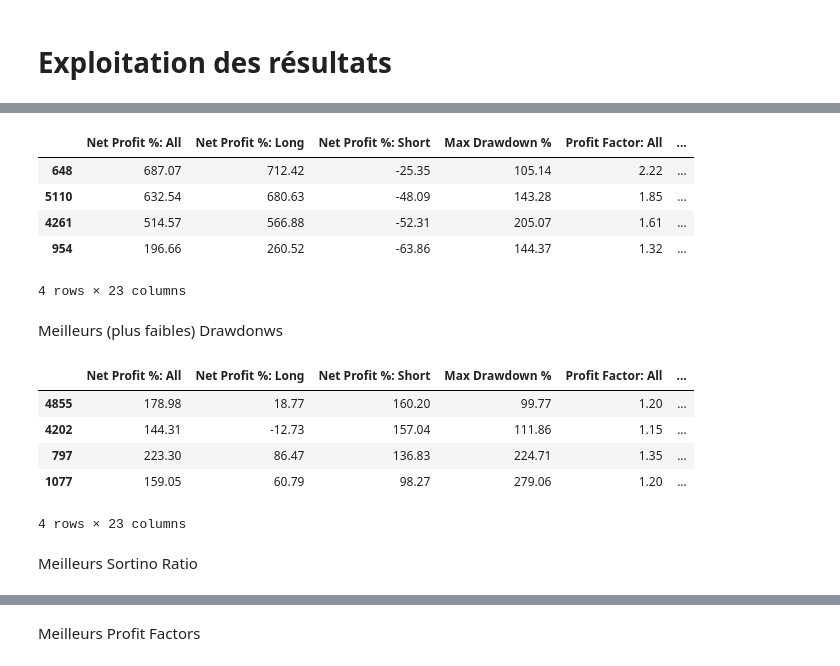
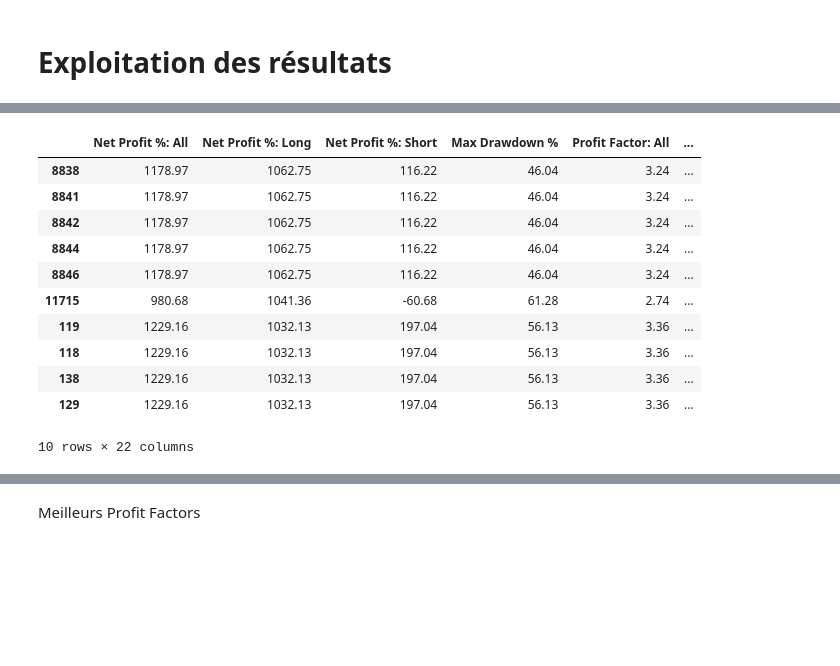
Before and after one commit to AxelRK200/strategies_backtesting, a Jupyter notebook: TradingView_parameters.ipynb, the cells around one changed output, grey strips where cells are left out. Saved outputs shown, nothing was run; the diff lists cells and outputs as text; code cells hidden in the pictures; blank space fills up the shorter version.

Commit message:
nouvelles sources, corrigé sort descending non sauvegardé

```diff
--- a/TradingView_parameters.ipynb
+++ b/TradingView_parameters.ipynb
@@ -26,0 +24,11 @@ print(sources)
+# %%
+sources = ["1000_max_Net_Profit_Long_1999-2023_1pct_under.csv",
+"1000_max_Net_Profit_Short_1999-2023_1pct_under.csv",
+"1300_max_Profit_Factor_Short_1999-2023_1pct_under.csv",
+"1500_max_Net_Profit_Long_LostDecade_1pct_over.csv",
+"1500_max_Profit_Factor_Long_LostDescade_1pct_over.csv",
+"1500_max_Profit_Factor_Short_LostDecade_1pct_over.csv",
+"2000_max_Net_Profit_all_LostDecade_1pct_over.csv",
+"2000_max_Net_Profit_Long_1998-2023_1pct_under.csv",
+"2000_max_Profit_Factor_Long_1999-2023_1pct_under.csv"]
+print(sources)
@@ -85,7 +97,6 @@ short_cols_selection = [
 'Profit Factor: All',
 'Profit Factor: Long',
 'Profit Factor: Short',
-'Sortino Ratio',
 'Percent Profitable: All',
 'Percent Profitable: Long',
 'Percent Profitable: Short',
@@ -107,6 +120,6 @@ df_light_all_tests.reset_index(drop=True, inplace=True)
 # %%
 # Ne conserve que les n premières lignes /catégories
-indexes = df_light_all_tests.groupby(by=["Test"])["Net Profit %: Long"].nlargest(1)
+indexes = df_light_all_tests.groupby(by=["Test"])["Net Profit %: Long"].nlargest(5)
 
 # Transforme la serie avec multi index en DataFrame
 df_indexes = indexes.index.to_frame()
@@ -124,14 +149,19 @@ print(best_rows)
 Name: Index_best, dtype: int64
 # %%
 df_best_net_profit_Long = df_light_all_tests.iloc[best_rows]
-df_best_net_profit_Long.sort_values(by=["Net Profit %: Long"], ascending=False)
+df_best_net_profit_Long = df_best_net_profit_Long.sort_values(by=["Net Profit %: Long"], ascending=False)
+df_best_net_profit_Long.head(10)
 # %% [output]
 |  | Net Profit %: All | Net Profit %: Long | Net Profit %: Short | Max Drawdown % | Profit Factor: All | ... |
-| 648 | 687.07 | 712.42 | -25.35 | 105.14 | 2.22 | ... |
-| 5110 | 632.54 | 680.63 | -48.09 | 143.28 | 1.85 | ... |
-| 4261 | 514.57 | 566.88 | -52.31 | 205.07 | 1.61 | ... |
-| 954 | 196.66 | 260.52 | -63.86 | 144.37 | 1.32 | ... |
+| 8838 | 1178.97 | 1062.75 | 116.22 | 46.04 | 3.24 | ... |
+| 8841 | 1178.97 | 1062.75 | 116.22 | 46.04 | 3.24 | ... |
+| 8842 | 1178.97 | 1062.75 | 116.22 | 46.04 | 3.24 | ... |
+| 8844 | 1178.97 | 1062.75 | 116.22 | 46.04 | 3.24 | ... |
+| 8846 | 1178.97 | 1062.75 | 116.22 | 46.04 | 3.24 | ... |
+| 11715 | 980.68 | 1041.36 | -60.68 | 61.28 | 2.74 | ... |
+| 119 | 1229.16 | 1032.13 | 197.04 | 56.13 | 3.36 | ... |
+| 118 | 1229.16 | 1032.13 | 197.04 | 56.13 | 3.36 | ... |
+| 138 | 1229.16 | 1032.13 | 197.04 | 56.13 | 3.36 | ... |
+| 129 | 1229.16 | 1032.13 | 197.04 | 56.13 | 3.36 | ... |
-4 rows × 23 columns
+10 rows × 22 columns
-# %% [markdown]
-Meilleurs (plus faibles) Drawdonws
 # %%
@@ -148,14 +177,5 @@ df_indexes.columns=["Test","Index_best"]
 best_rows = df_indexes["Index_best"]
 # %%
 df_best_net_profit_short = df_light_all_tests.iloc[best_rows]
-df_best_net_profit_short.sort_values(by=["Net Profit %: Short"], ascending=False)
+df_best_net_profit_short = df_best_net_profit_short.sort_values(by=["Net Profit %: Short"], ascending=False)
-# %% [output]
-|  | Net Profit %: All | Net Profit %: Long | Net Profit %: Short | Max Drawdown % | Profit Factor: All | ... |
-| 4855 | 178.98 | 18.77 | 160.20 | 99.77 | 1.20 | ... |
-| 4202 | 144.31 | -12.73 | 157.04 | 111.86 | 1.15 | ... |
-| 797 | 223.30 | 86.47 | 136.83 | 224.71 | 1.35 | ... |
-| 1077 | 159.05 | 60.79 | 98.27 | 279.06 | 1.20 | ... |
-4 rows × 23 columns
-# %% [markdown]
-Meilleurs Sortino Ratio
 # %%
```
Also changed, not shown: parts of 18 cells of this notebook.
